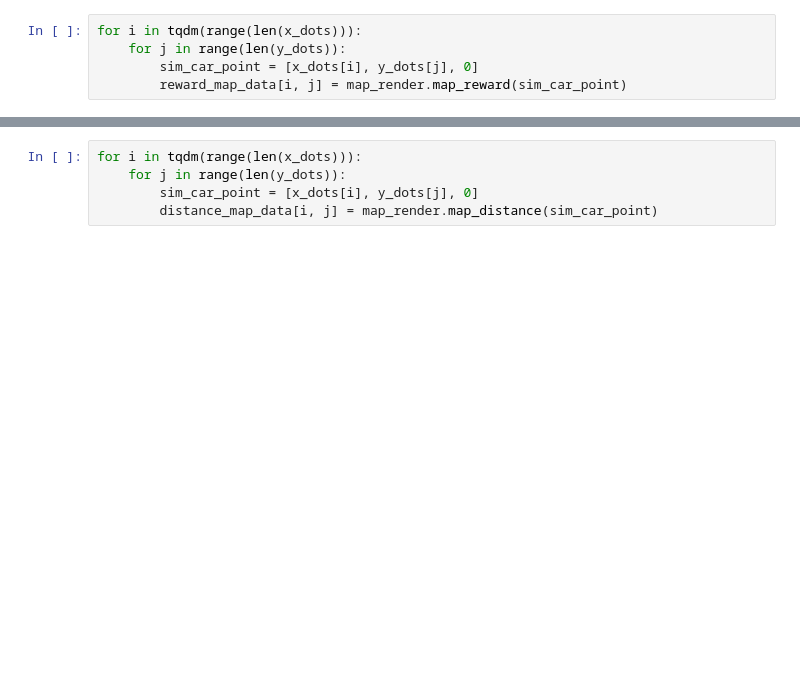
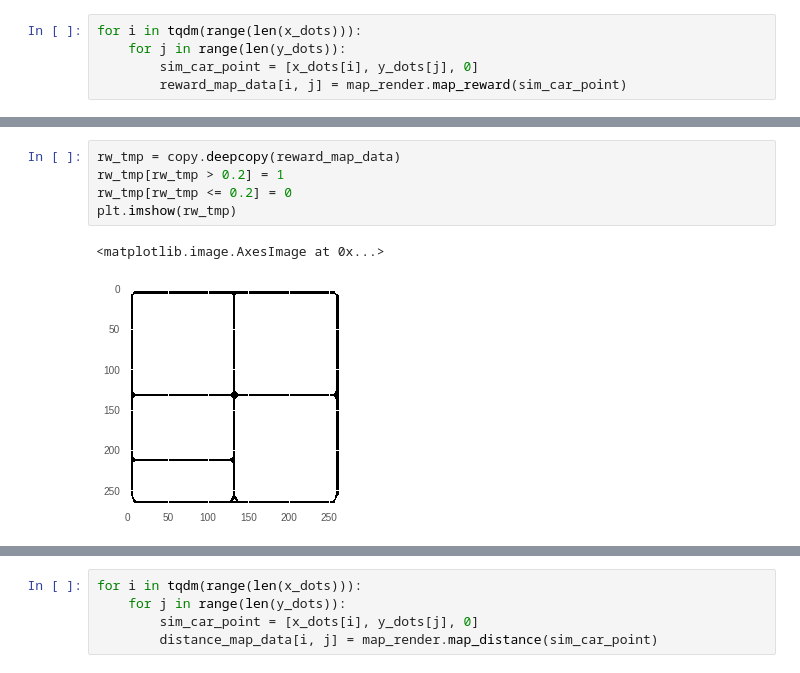
Before and after one commit to rancheng/AirSimProjects, a Jupyter notebook: visualization.ipynb, the cells around one changed output, grey strips where cells are left out. Drawn from its saved outputs; the diff is of its cells as text; blank space fills up the shorter version.

```diff
--- a/visualization.ipynb
+++ b/visualization.ipynb
@@ -22,0 +25,8 @@ plt.imshow(reward_map_data)
+# %%
+rw_tmp = copy.deepcopy(reward_map_data)
+rw_tmp[rw_tmp > 0.2] = 1
+rw_tmp[rw_tmp <= 0.2] = 0
+plt.imshow(rw_tmp)
+# %% [output]
+<matplotlib.image.AxesImage at 0x...>
+[figure, added]
```
Also changed, not shown: parts of 12 cells of this notebook, 3 other files.
